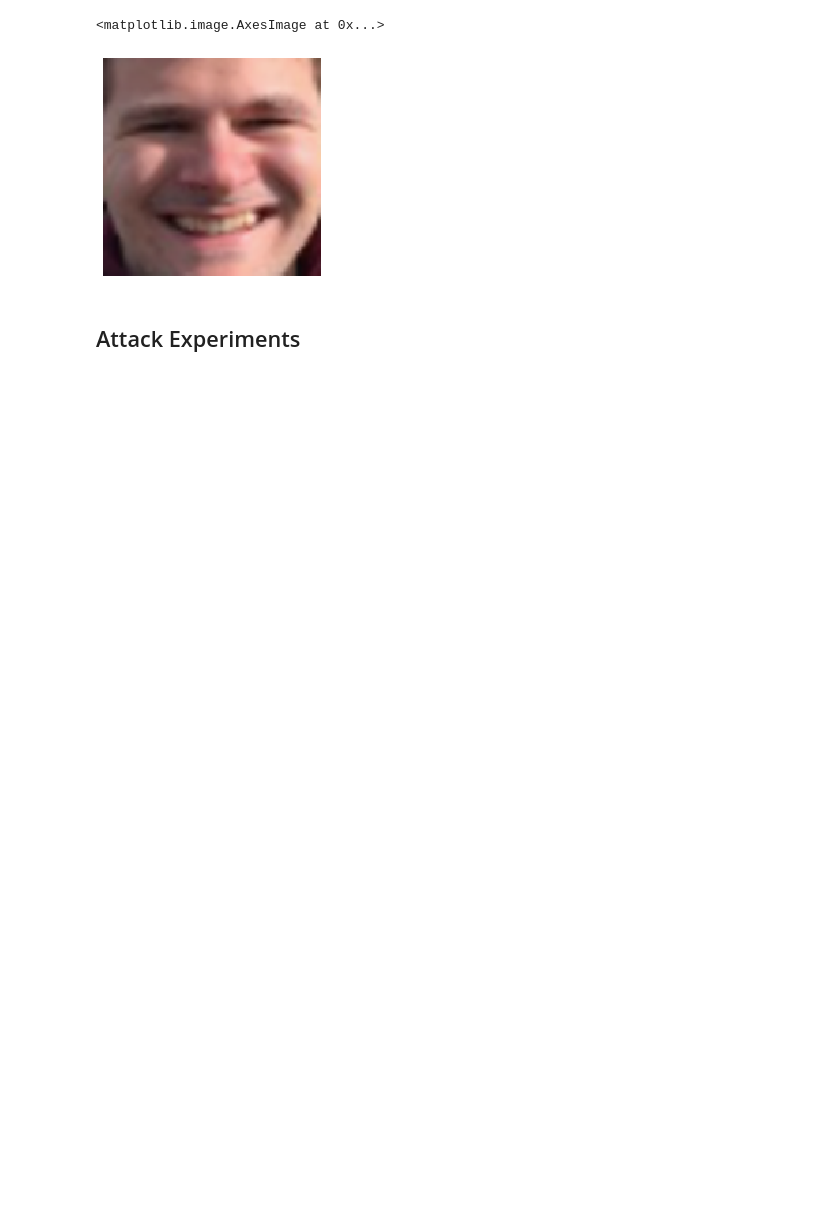
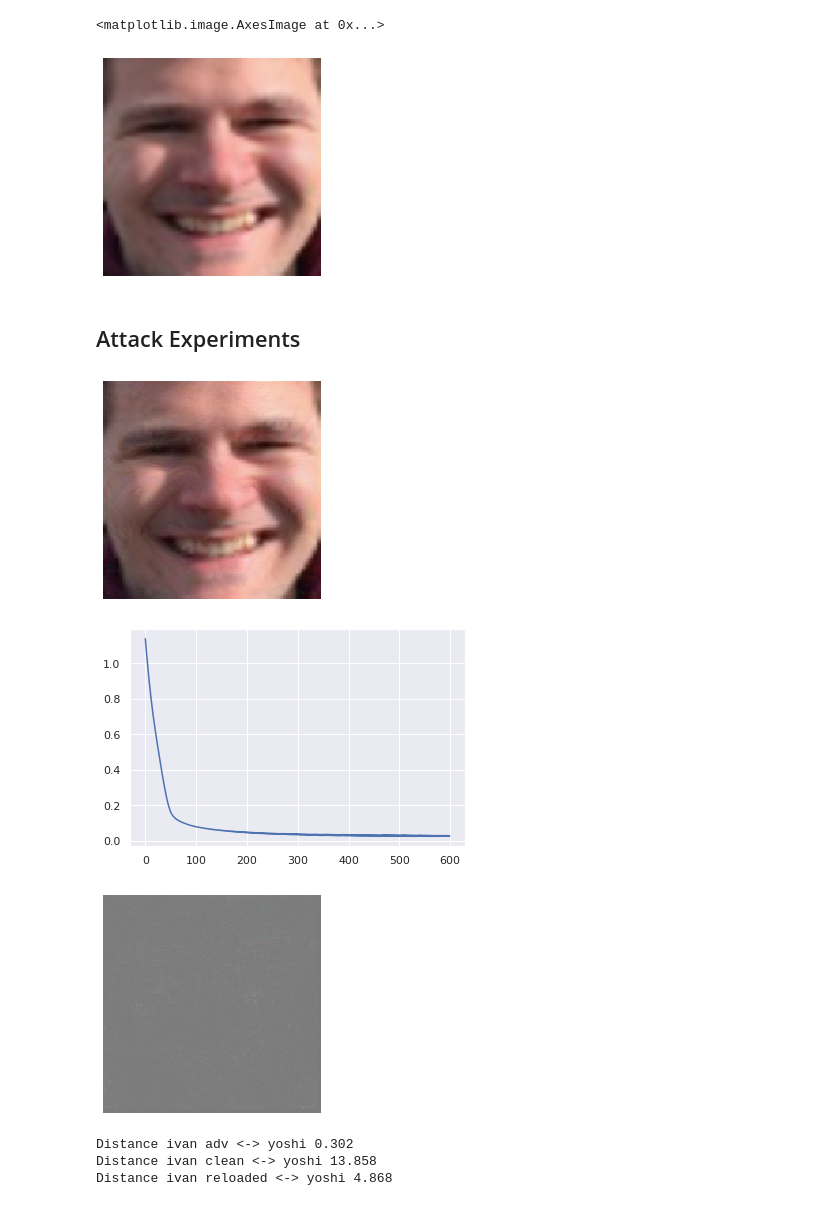
Before and after one commit to psturmfels/adversarial_faces, a Jupyter notebook: notebooks/Strong_Attack.ipynb, the cells around one changed output. Cells and saved outputs as stored; diff of their text form; code cells hidden in the pictures; blank space fills up the shorter version.

Commit message:
strong attack for all images

```diff
--- a/notebooks/Strong_Attack.ipynb
+++ b/notebooks/Strong_Attack.ipynb
@@ -38,7 +38,7 @@ face_client = FaceClient(
     CognitiveServicesCredentials(auth_data["key"])
 )
 # %%
-model = tf.keras.models.load_model(model_path)
+model = tf.keras.models.load_model(mdodel_path)
 # %% [output]
 WARNING:tensorflow:No training configuration found in save file: the model was *not* compiled. Compile it manually.
 # %%
@@ -253,0 +407,9 @@ yoshi_embeddings = model.predict(np.array(yoshi_images), batch_size=6)
+# %%
+run_attack(PlainAttacker(model))
+# %% [output]
+[figure, added]
+[figure, added]
+[figure, added]
+Distance ivan adv <-> yoshi 0.302
+Distance ivan clean <-> yoshi 13.858
+Distance ivan reloaded <-> yoshi 4.868
```
Also changed, not shown: parts of 20 cells of this notebook.
